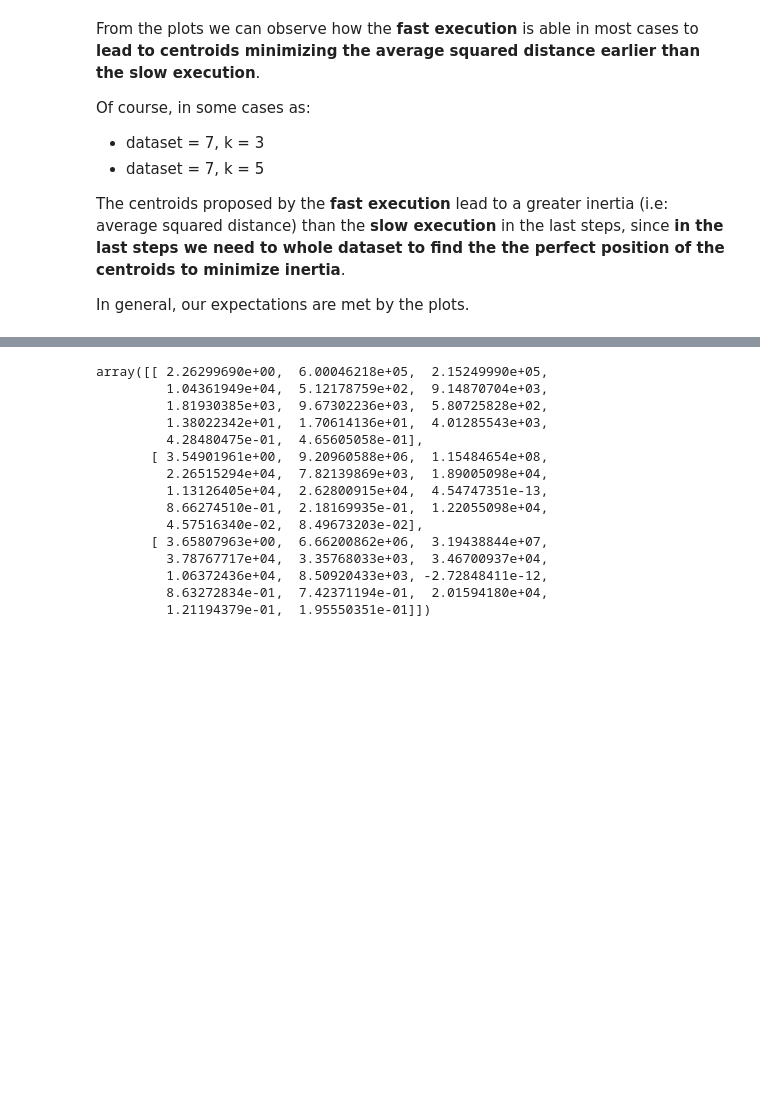
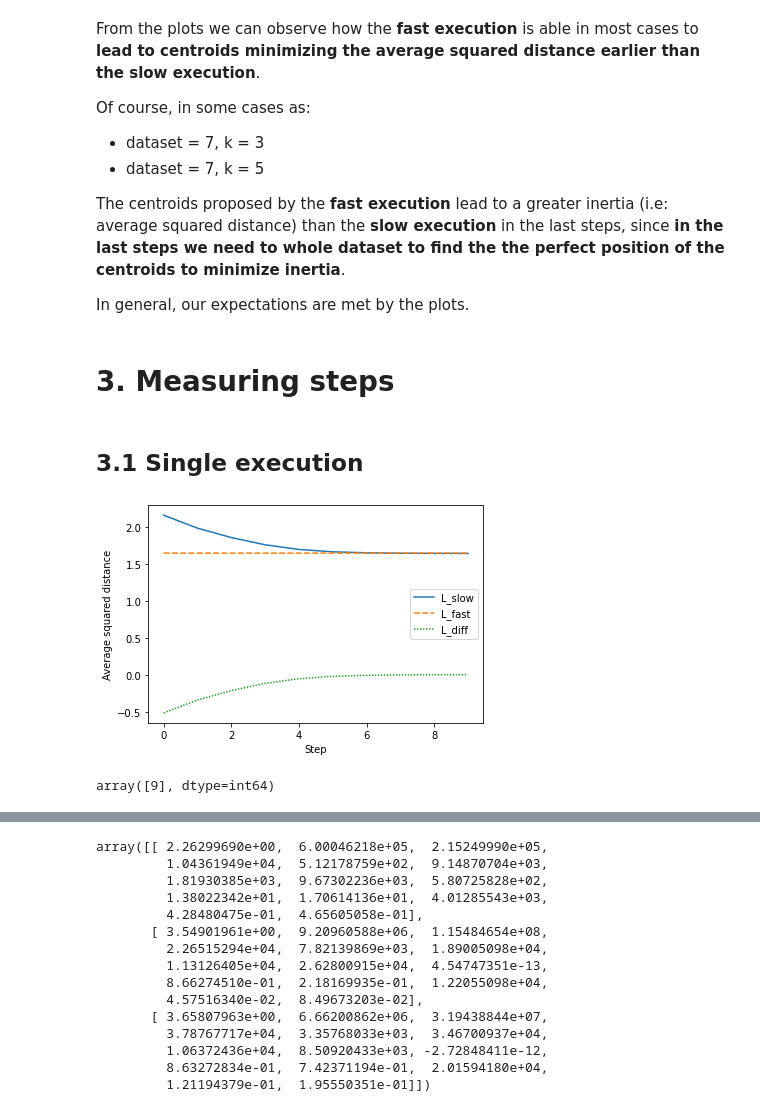
Before and after one commit to nefagi-01/DIAS-semester-project, a Jupyter notebook: Sketching.ipynb, the cells around one changed output, grey strips where cells are left out. Cells and saved outputs as stored; diff of their text form; code cells hidden in the pictures; blank space fills up the shorter version.

Commit message:
Steps measurements

```diff
--- a/Sketching.ipynb
+++ b/Sketching.ipynb
@@ -233,3 +233,32 @@ Of course, in some cases as:
 The centroids proposed by the **fast execution**  lead to a greater inertia (i.e: average squared distance) than the **slow execution**  in the last steps, since **in the last steps we need to whole dataset to find the the perfect position of the centroids to minimize inertia**.
 
 In general, our expectations are met by the plots.
+# %% [markdown]
+# 3. Measuring steps
+# %% [markdown]
+## 3.1 Single execution
+# %%
+# set seed = 0
+seed = 0
+np.random.seed(seed)
+# define parameters
+n = 100000
+d = 2
+k = 3
+subsample_size = 0.01
+# create synthetic dataset
+true_centroids, _, X, y = generate_clusters(n_clusters=k, d=d, n=n, seed = seed)
+# %%
+# set output path
+path = './data/sketching/sketching_3_1_choose_false.csv'
+# entire execution
+labels, centroids = KMeans_sketching(X, k, num_iter=50, seed=seed, subsample_size = subsample_size, save=True, path = path, measure = True, choose_best = False)
+# read .csv
+df = pd.read_csv(path)
+# timeseries plot
+timeseries_plot(df[['L_slow', 'L_fast', 'L_diff']], xlabel='Step', ylabel='Average squared distance')
+# number of steps
+df['steps'].unique()
+# %% [output]
+[figure, added]
+array([9], dtype=int64)
```
Also changed, not shown: parts of 14 cells of this notebook, 58 other files.
